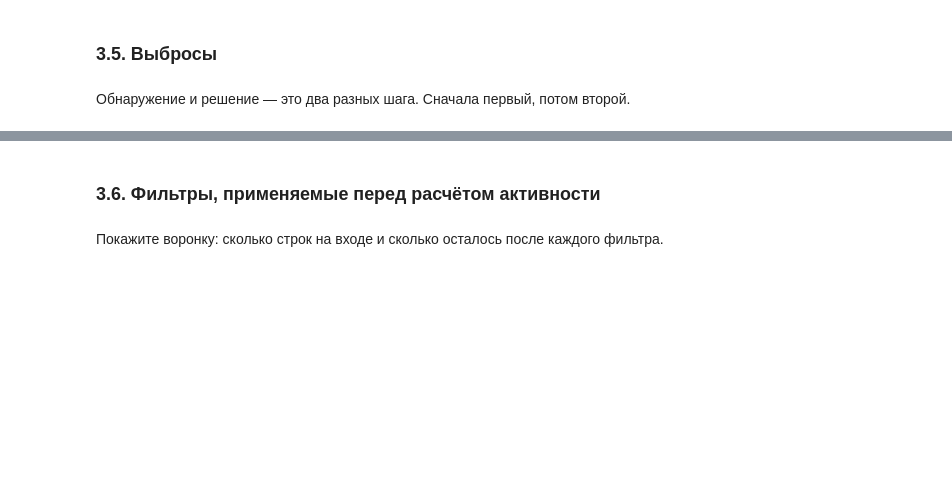
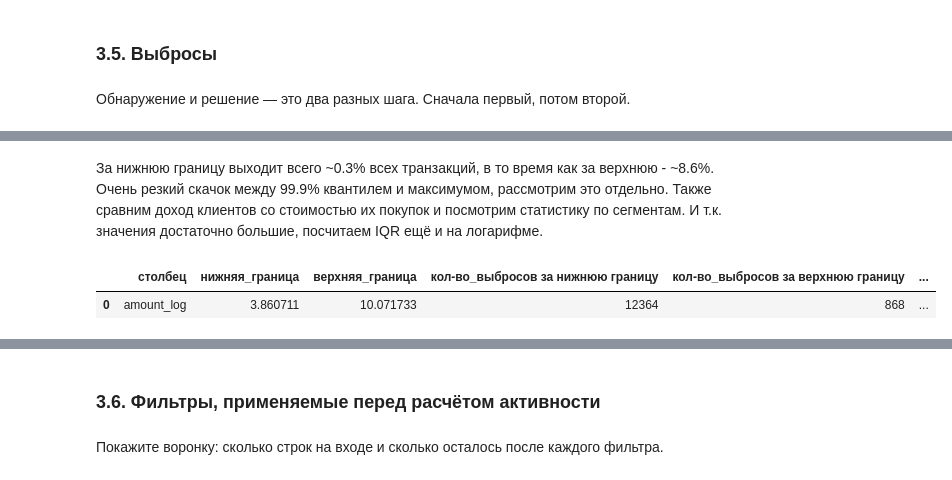
Before and after one commit to mashamis/Mischenko_Maria_Lab1, a Jupyter notebook: 01_analysis.ipynb, the cells around one changed output, grey strips where cells are left out. Saved outputs shown, nothing was run; the diff lists cells and outputs as text; code cells hidden in the pictures; blank space fills up the shorter version.

```diff
--- a/01_analysis.ipynb
+++ b/01_analysis.ipynb
@@ -793,0 +998,9 @@ clients_clean["score_is_missing"] = clients_clean["satisfaction_score"].isna().a
+# %% [markdown]
+За нижнюю границу выходит всего ~0.3% всех транзакций, в то время как за верхнюю - ~8.6%. Очень резкий скачок между 99.9% квантилем и максимумом, рассмотрим это отдельно. Также сравним доход клиентов со стоимостью их покупок и посмотрим статистику по сегментам.
+И т.к. значения достаточно большие, посчитаем IQR ещё и на логарифме.
+# %%
+merged_tmp["amount_log"] = np.log(merged_tmp["amount"])
+iqr_report(merged_tmp, "amount_log")
+# %% [output]
+|  | столбец | нижняя_граница | верхняя_граница | кол-во_выбросов за нижнюю границу | кол-во_выбросов за верхнюю границу | ... |
+| 0 | amount_log | 3.860711 | 10.071733 | 12364 | 868 | ... |
```
Also changed, not shown: parts of 48 cells of this notebook.
